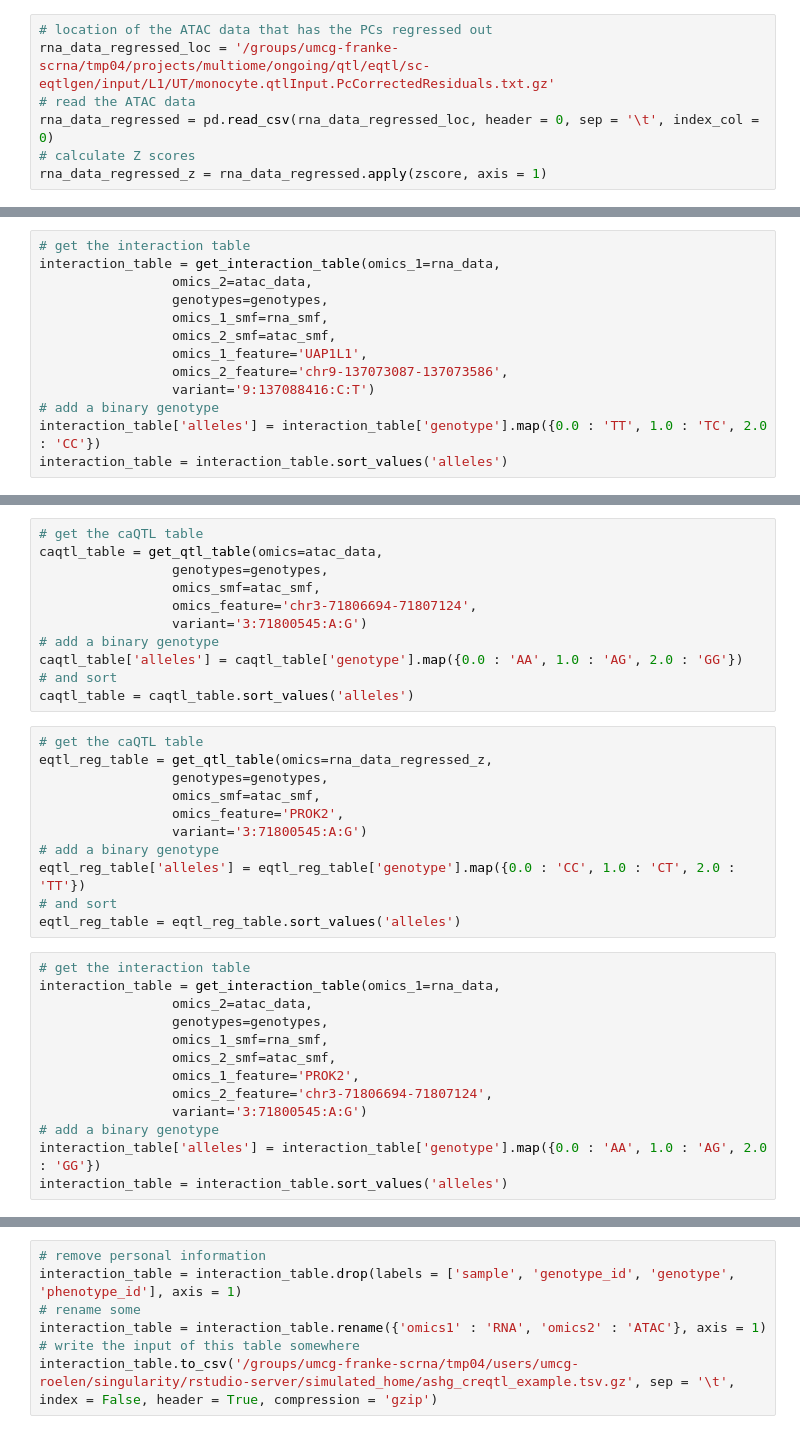
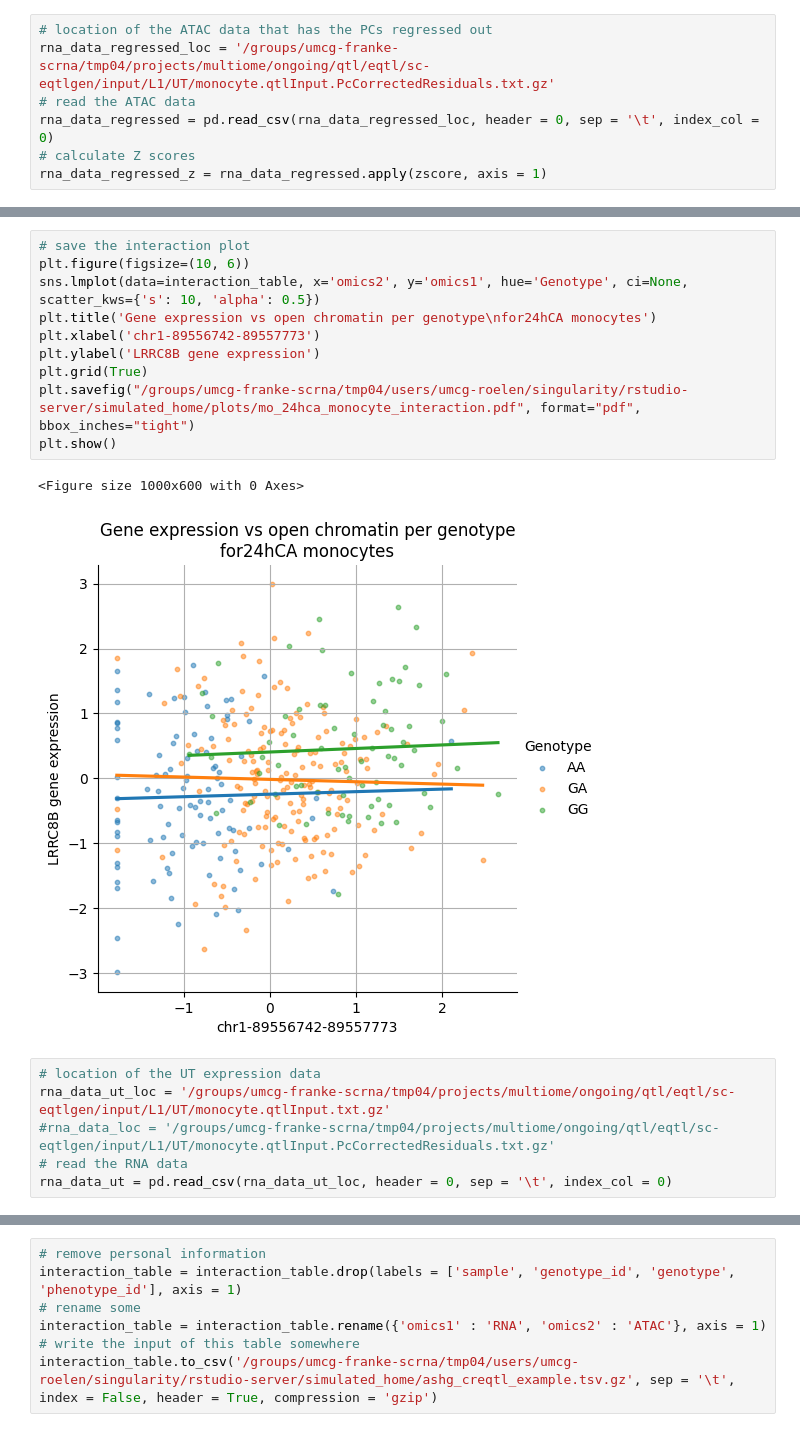
Before and after one commit to molgenis/wijst_multiome, a Jupyter notebook: qtl/mo_plot_qtls.ipynb, the cells around one changed output, grey strips where cells are left out. Saved outputs shown, nothing was run; the diff lists cells and outputs as text.

```diff
--- a/qtl/mo_plot_qtls.ipynb
+++ b/qtl/mo_plot_qtls.ipynb
@@ -455,13 +405,0 @@ eqtl_reg_table = eqtl_reg_table.sort_values('alleles')
-# %%
-# get the interaction table
-interaction_table = get_interaction_table(omics_1=rna_data,
-                 omics_2=atac_data,
-                 genotypes=genotypes,
-                 omics_1_smf=rna_smf,
-                 omics_2_smf=atac_smf,
-                 omics_1_feature='UAP1L1',
-                 omics_2_feature='chr9-137073087-137073586',
-                 variant='9:137088416:C:T')
-# add a binary genotype
-interaction_table['alleles'] = interaction_table['genotype'].map({0.0 : 'TT', 1.0 : 'TC', 2.0 : 'CC'})
-interaction_table = interaction_table.sort_values('alleles')
@@ -504,35 +406,19 @@ plt.show()
-# %%
-# get the caQTL table
-caqtl_table = get_qtl_table(omics=atac_data,
-                 genotypes=genotypes,
-                 omics_smf=atac_smf,
-                 omics_feature='chr3-71806694-71807124',
-                 variant='3:71800545:A:G')
-# add a binary genotype
-caqtl_table['alleles'] = caqtl_table['genotype'].map({0.0 : 'AA', 1.0 : 'AG', 2.0 : 'GG'})
-# and sort
-caqtl_table = caqtl_table.sort_values('alleles')
-# %%
-# get the caQTL table
-eqtl_reg_table = get_qtl_table(omics=rna_data_regressed_z,
-                 genotypes=genotypes,
-                 omics_smf=atac_smf,
-                 omics_feature='PROK2',
-                 variant='3:71800545:A:G')
-# add a binary genotype
-eqtl_reg_table['alleles'] = eqtl_reg_table['genotype'].map({0.0 : 'CC', 1.0 : 'CT', 2.0 : 'TT'})
-# and sort
-eqtl_reg_table = eqtl_reg_table.sort_values('alleles')
-# %%
-# get the interaction table
-interaction_table = get_interaction_table(omics_1=rna_data,
-                 omics_2=atac_data,
-                 genotypes=genotypes,
-                 omics_1_smf=rna_smf,
-                 omics_2_smf=atac_smf,
-                 omics_1_feature='PROK2',
-                 omics_2_feature='chr3-71806694-71807124',
-                 variant='3:71800545:A:G')
-# add a binary genotype
-interaction_table['alleles'] = interaction_table['genotype'].map({0.0 : 'AA', 1.0 : 'AG', 2.0 : 'GG'})
-interaction_table = interaction_table.sort_values('alleles')
+# %%
+# save the interaction plot
+plt.figure(figsize=(10, 6))
+sns.lmplot(data=interaction_table, x='omics2', y='omics1', hue='Genotype', ci=None, scatter_kws={'s': 10, 'alpha': 0.5})
+plt.title('Gene expression vs open chromatin per genotype\nfor24hCA monocytes')
+plt.xlabel('chr1-89556742-89557773')
+plt.ylabel('LRRC8B gene expression')
+plt.grid(True)
+plt.savefig("/groups/umcg-franke-scrna/tmp04/users/umcg-roelen/singularity/rstudio-server/simulated_home/plots/mo_24hca_monocyte_interaction.pdf", format="pdf", bbox_inches="tight")
+plt.show()
+# %% [output]
+<Figure size 1000x600 with 0 Axes>
+[figure, added]
+# %%
+# location of the UT expression data
+rna_data_ut_loc = '/groups/umcg-franke-scrna/tmp04/projects/multiome/ongoing/qtl/eqtl/sc-eqtlgen/input/L1/UT/monocyte.qtlInput.txt.gz'
+#rna_data_loc = '/groups/umcg-franke-scrna/tmp04/projects/multiome/ongoing/qtl/eqtl/sc-eqtlgen/input/L1/UT/monocyte.qtlInput.PcCorrectedResiduals.txt.gz'
+# read the RNA data
+rna_data_ut = pd.read_csv(rna_data_ut_loc, header = 0, sep = '\t', index_col = 0)
```
Also changed, not shown: parts of 20 cells of this notebook, 2 other files.
